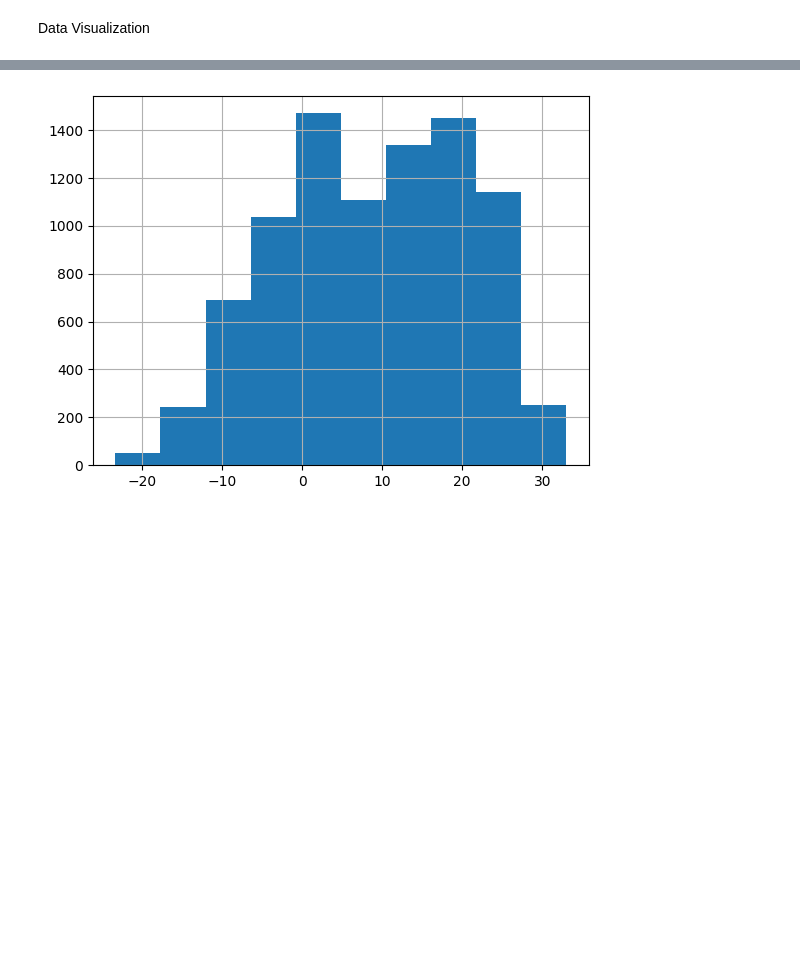
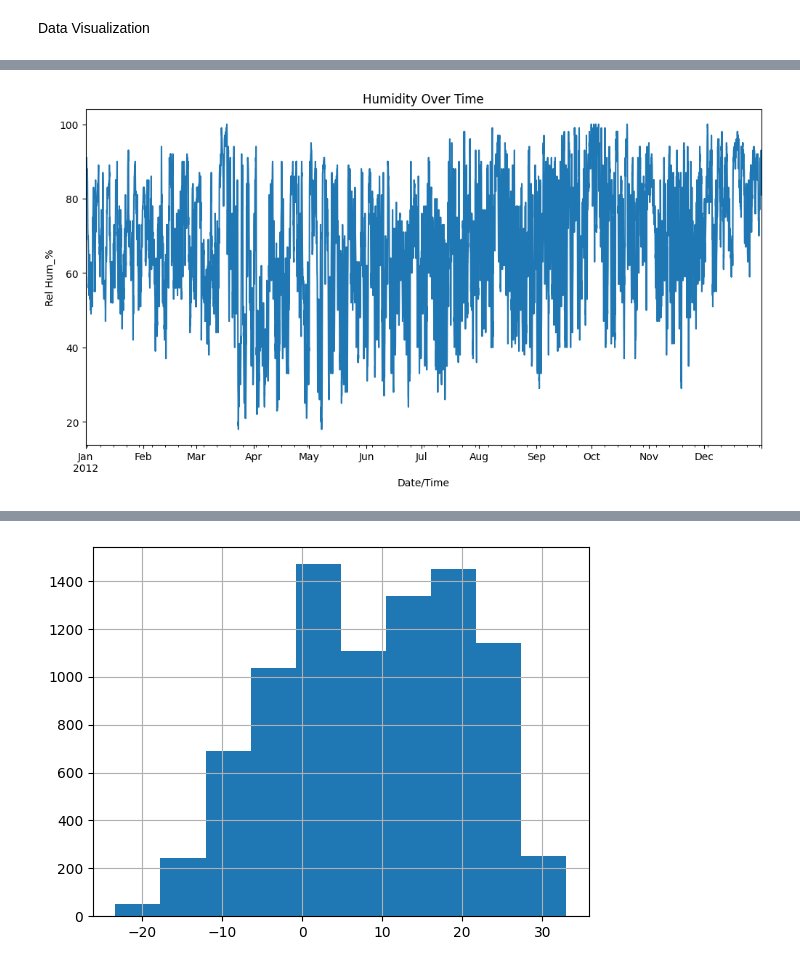
Before and after one commit to mutlyn/week_two_project, a Jupyter notebook: Weather_EDA.ipynb, the cells around one changed output, grey strips where cells are left out. Saved outputs shown, nothing was run; the diff lists cells and outputs as text; code cells hidden in the pictures; blank space fills up the shorter version.

```diff
--- a/Weather_EDA.ipynb
+++ b/Weather_EDA.ipynb
@@ -103,0 +121,8 @@ Data Visualization
+# %%
+#time series for humidity
+df['Rel Hum_%'].plot(figsize=(12, 6))
+plt.title('Humidity Over Time')
+plt.ylabel('Rel Hum_%')
+plt.show()
+# %% [output]
+[figure, added]
```
Also changed, not shown: parts of 3 cells of this notebook.
